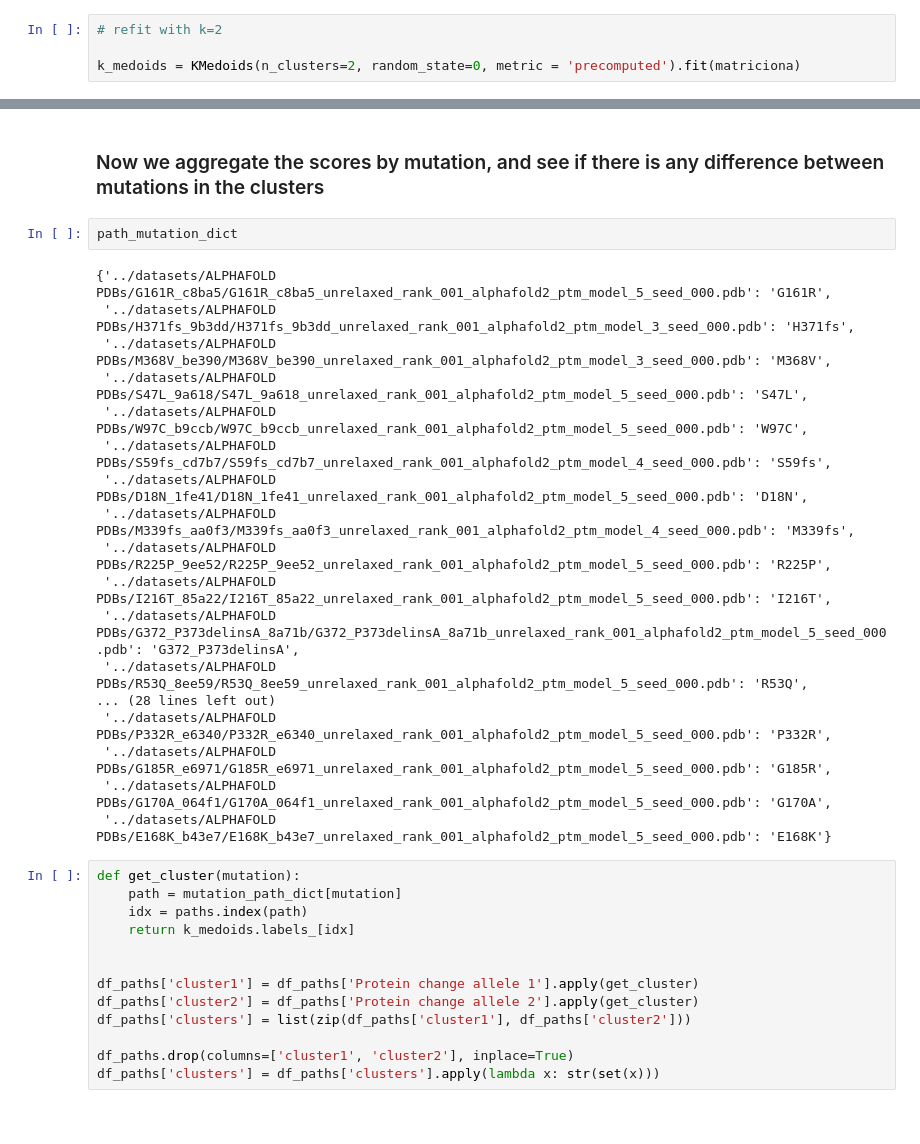
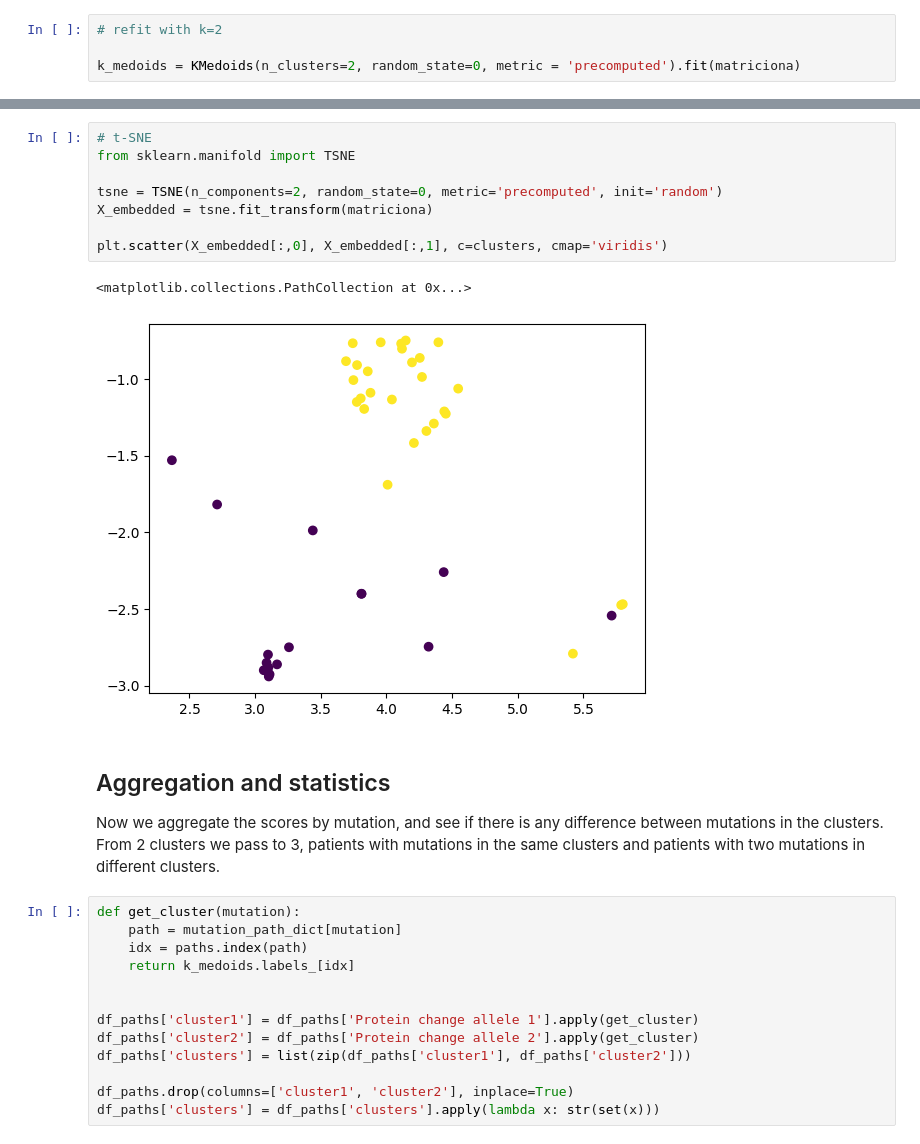
Before and after one commit to g-lago8/CHL-Project, a Jupyter notebook: notebooks/matricione.ipynb, the cells around one changed output, grey strips where cells are left out. Cells and saved outputs as stored; diff of their text form.

```diff
--- a/notebooks/matricione.ipynb
+++ b/notebooks/matricione.ipynb
@@ -128,25 +144,18 @@ k_medoids = KMedoids(n_clusters=2, random_state=0, metric = 'precomputed').fit(m
+# %%
+# t-SNE
+from sklearn.manifold import TSNE
+
+tsne = TSNE(n_components=2, random_state=0, metric='precomputed', init='random')
+X_embedded = tsne.fit_transform(matriciona)
+
+plt.scatter(X_embedded[:,0], X_embedded[:,1], c=clusters, cmap='viridis')
+# %% [output]
+<matplotlib.collections.PathCollection at 0x...>
+[figure, added]
 # %% [markdown]
-### Now we aggregate the scores by mutation, and see if there is any difference between mutations in the clusters
+## Aggregation and statistics
+Now we aggregate the scores by mutation, and see if there is any difference between mutations in the clusters.
+From 2 clusters we pass to 3, patients with mutations in the same clusters and patients with two mutations in different clusters.
-# %%
-path_mutation_dict
-# %% [output]
-{'../datasets/ALPHAFOLD PDBs/G161R_c8ba5/G161R_c8ba5_unrelaxed_rank_001_alphafold2_ptm_model_5_seed_000.pdb': 'G161R',
- '../datasets/ALPHAFOLD PDBs/H371fs_9b3dd/H371fs_9b3dd_unrelaxed_rank_001_alphafold2_ptm_model_3_seed_000.pdb': 'H371fs',
- '../datasets/ALPHAFOLD PDBs/M368V_be390/M368V_be390_unrelaxed_rank_001_alphafold2_ptm_model_3_seed_000.pdb': 'M368V',
- '../datasets/ALPHAFOLD PDBs/S47L_9a618/S47L_9a618_unrelaxed_rank_001_alphafold2_ptm_model_5_seed_000.pdb': 'S47L',
- '../datasets/ALPHAFOLD PDBs/W97C_b9ccb/W97C_b9ccb_unrelaxed_rank_001_alphafold2_ptm_model_5_seed_000.pdb': 'W97C',
- '../datasets/ALPHAFOLD PDBs/S59fs_cd7b7/S59fs_cd7b7_unrelaxed_rank_001_alphafold2_ptm_model_4_seed_000.pdb': 'S59fs',
- '../datasets/ALPHAFOLD PDBs/D18N_1fe41/D18N_1fe41_unrelaxed_rank_001_alphafold2_ptm_model_5_seed_000.pdb': 'D18N',
- '../datasets/ALPHAFOLD PDBs/M339fs_aa0f3/M339fs_aa0f3_unrelaxed_rank_001_alphafold2_ptm_model_4_seed_000.pdb': 'M339fs',
- '../datasets/ALPHAFOLD PDBs/R225P_9ee52/R225P_9ee52_unrelaxed_rank_001_alphafold2_ptm_model_5_seed_000.pdb': 'R225P',
- '../datasets/ALPHAFOLD PDBs/I216T_85a22/I216T_85a22_unrelaxed_rank_001_alphafold2_ptm_model_5_seed_000.pdb': 'I216T',
- '../datasets/ALPHAFOLD PDBs/G372_P373delinsA_8a71b/G372_P373delinsA_8a71b_unrelaxed_rank_001_alphafold2_ptm_model_5_seed_000.pdb': 'G372_P373delinsA',
- '../datasets/ALPHAFOLD PDBs/R53Q_8ee59/R53Q_8ee59_unrelaxed_rank_001_alphafold2_ptm_model_5_seed_000.pdb': 'R53Q',
-... (28 lines left out)
- '../datasets/ALPHAFOLD PDBs/P332R_e6340/P332R_e6340_unrelaxed_rank_001_alphafold2_ptm_model_5_seed_000.pdb': 'P332R',
- '../datasets/ALPHAFOLD PDBs/G185R_e6971/G185R_e6971_unrelaxed_rank_001_alphafold2_ptm_model_5_seed_000.pdb': 'G185R',
- '../datasets/ALPHAFOLD PDBs/G170A_064f1/G170A_064f1_unrelaxed_rank_001_alphafold2_ptm_model_5_seed_000.pdb': 'G170A',
- '../datasets/ALPHAFOLD PDBs/E168K_b43e7/E168K_b43e7_unrelaxed_rank_001_alphafold2_ptm_model_5_seed_000.pdb': 'E168K'}
 # %%
 def get_cluster(mutation):
     path = mutation_path_dict[mutation]
```
Also changed, not shown: parts of 16 cells of this notebook.
